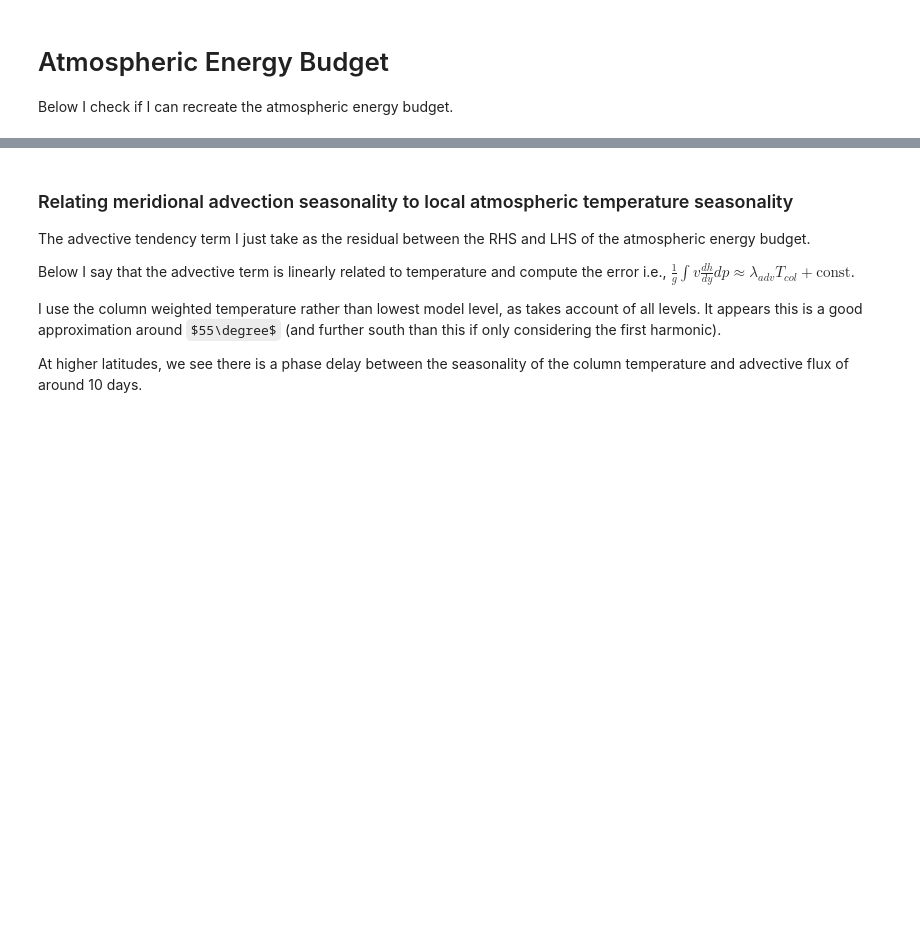
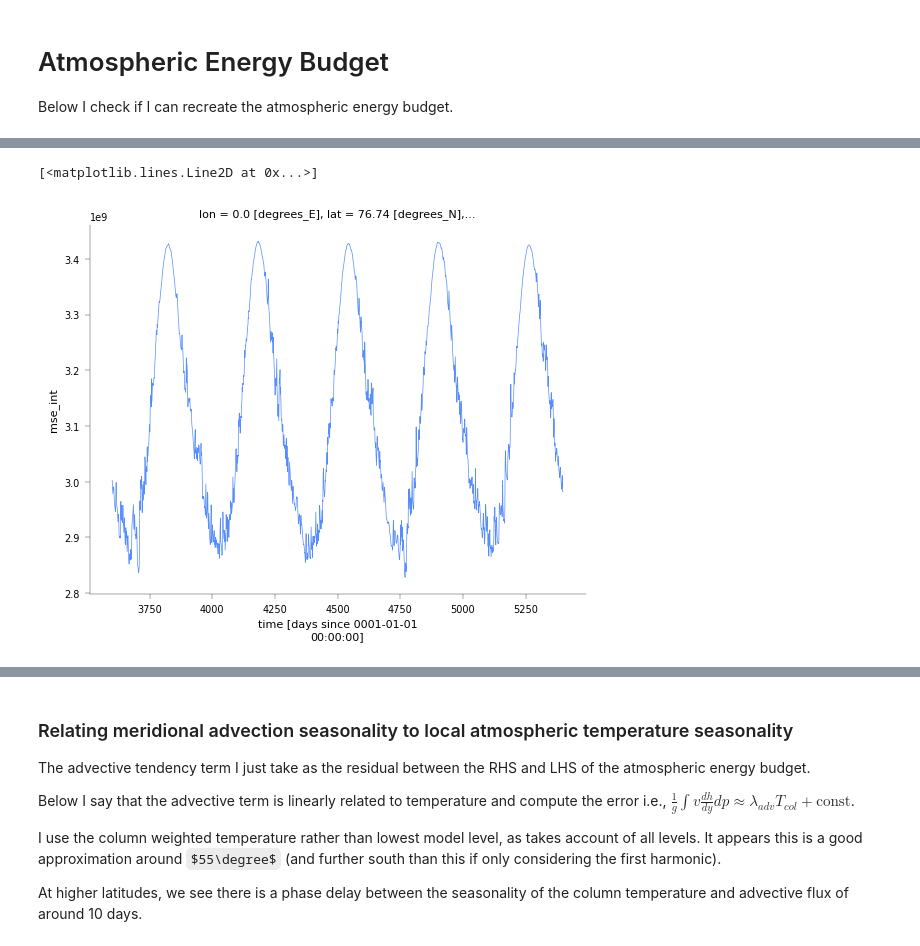
Before and after one commit to jduffield65/Isca, a Jupyter notebook: jobs/thesis_season/meridional_advection.ipynb, the cells around one changed output, grey strips where cells are left out. Saved outputs shown, nothing was run; the diff lists cells and outputs as text; code cells hidden in the pictures; some formulas as TeX source; blank space fills up the shorter version.

```diff
--- a/jobs/thesis_season/meridional_advection.ipynb
+++ b/jobs/thesis_season/meridional_advection.ipynb
@@ -68,13 +68,15 @@ get_dmse_dt_xr = utils.wrap_with_apply_ufunc(get_dmse_dt,
 # exp_name = [f"thesis_season/column/depth={i}/k=1_abs=0_2" for i in [5, 20]]
 # exp_name = [f"thesis_season/column/depth={i}/odp_const" for i in [5, 20]]
 # exp_name = [f"thesis_season/column/depth={i}/wind_moist" for i in [5, 20]]
-exp_name = 'tau_sweep/aquaplanet/depth=1/k=1'
+depth = 5
+exp_name = f'thesis_season/depth={depth}/wind_moist'
+# exp_name = f'tau_sweep/aquaplanet/depth=1/k=1'
 # exp_name = [f"thesis_season/column/depth={i}/no_wind_dry_long_output" for i in [5, 20]]
 vars_keep = ['temp', 'ps', 'sphum', 'vcomp', 'olr', 'swdn_toa', 'swdn_sfc', 'lwdn_sfc', 'lwup_sfc', 'flux_t',
              'flux_lhe', 't_surf', 'height']
 lat_min = 30
 lat_max = 90
-ds_base = isca_tools.load_dataset(exp_name, first_month_file=25).sel(lat=slice(lat_min, lat_max))
+ds_base = isca_tools.load_dataset(exp_name, first_month_file=121).sel(lat=slice(lat_min, lat_max))
 ds_base = ds_base[vars_keep]
 ds_base = timed_step("Load ds_base into memory", lambda: ds_base.load())
 # MSE transport flux, remember 1000 times as to convert from kJ/kg
@@ -94,6 +96,8 @@ ds_base['mse_int'] = mass_weighted_vertical_integral(moist_static_energy(ds_base
 ds_base['mse_no_z_int'] = mass_weighted_vertical_integral(
     moist_static_energy(ds_base.temp, ds_base.sphum, 0 * ds_base.height),
     ds_base.pfull * 100, norm=False, lev_dim="pfull") * 1000
+
+ds_base['temp_col'] = mass_weighted_vertical_integral(ds_base.temp, ds_base.pfull * 100, 'pfull', simpson_method=False)
 ds_base = ds_base.sel(pfull=np.inf, method='nearest')  # don't need vertical dimension anymore after the above integrals
 ds = utils.get_annual_zonal_mean(ds_base)  # also smooths by 50 days
 ds = timed_step("Load ds into memory", lambda: ds.load())
@@ -195,0 +170,5 @@ plt.show()
+# %%
+ds_base.mse_int.isel(lat=-5, lon=0).plot()
+# %% [output]
+[<matplotlib.lines.Line2D at 0x...>]
+[figure, added]
```
Also changed, not shown: parts of 33 cells of this notebook, 1 other file.
